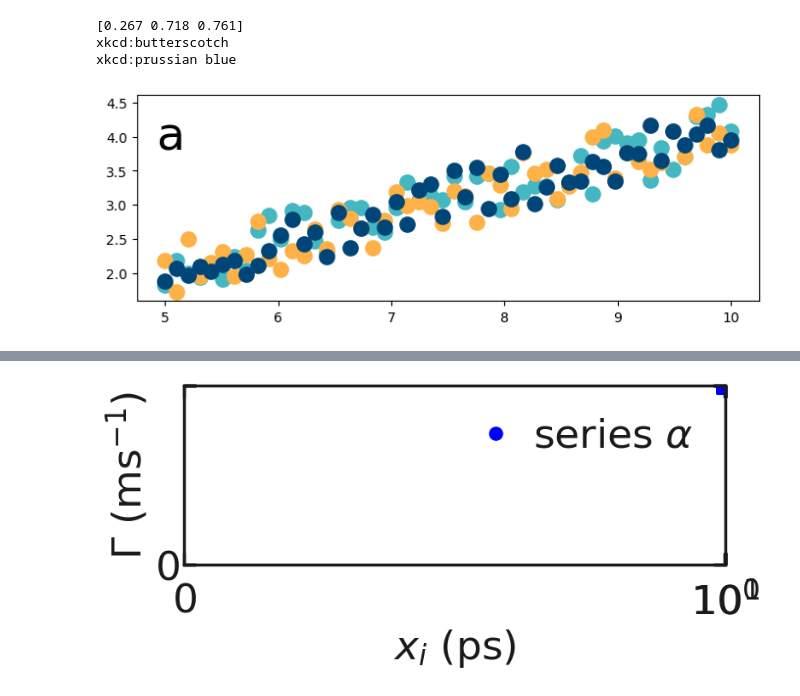
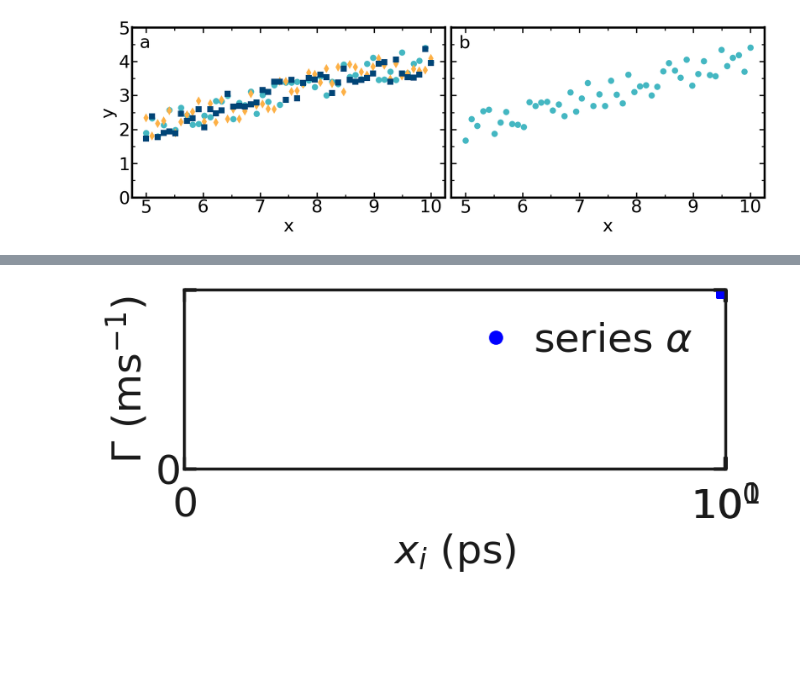
Before and after one commit to simongravelle/pyplot-perso, a Jupyter notebook: examples.ipynb, the cells around one changed output, grey strips where cells are left out. Saved outputs shown, nothing was run; the diff lists cells and outputs as text; code cells hidden in the pictures; blank space fills up the shorter version.

Commit message:
improved figure creator

```diff
--- a/examples.ipynb
+++ b/examples.ipynb
@@ -22,24 +22,30 @@ def random_linear_generator(xmin=0, xmax=10, slope=0.3, alpha=0.1, pref = 1, N =
 x1, y1 = random_linear_generator(xmin = 5, xmax = 10, slope = 0.41, alpha = 0.2, pref = 0.6)
 x2, y2 = random_linear_generator(xmin = 5, xmax = 10, slope = 0.41, alpha = 0.2, pref = 0.6)
 x3, y3 = random_linear_generator(xmin = 5, xmax = 10, slope = 0.41, alpha = 0.2, pref = 0.6)
+x4, y4 = random_linear_generator(xmin = 5, xmax = 10, slope = 0.41, alpha = 0.2, pref = 0.6)
 # %%
 myplt = PltTools()
 
 myplt.prepare_figure(fig_size = (18,6),
     dark_mode = False,
     transparency = False,
     tex_font = False,
-    n_line = 2,
+    n_line = 1,
     n_colone = 2)
-
 
 myplt.add_panel()
 myplt.add_plot(x = x1, y = y1, marker = "o")
-myplt.add_plot(x = x2, y = y2, marker = "o")
-myplt.add_plot(x = x3, y = y3, marker = "o")
+myplt.add_plot(x = x2, y = y2, marker = "d")
+myplt.add_plot(x = x3, y = y3, marker = "s")
+myplt.complete_panel(xlabel = "x", ylabel = "y")
+myplt.set_boundaries(y_boundaries = (0, 5))
+
+myplt.add_panel()
+myplt.add_plot(x = x4, y = y4, marker = "o")
+myplt.complete_panel(xlabel = "x", ylabel = None)
+myplt.set_boundaries(y_boundaries = (0, 5))
+
 myplt.add_subplotlabels()
+myplt.save_figure(filename = "test", path_figures = path_figures, git_root = git_path)
 # %% [output]
-[0.267 0.718 0.761]
-xkcd:butterscotch
-xkcd:prussian blue
-[figure, old version]
+[figure, new version]
```
Also changed, not shown: parts of 1 cell of this notebook, 2 other files.
